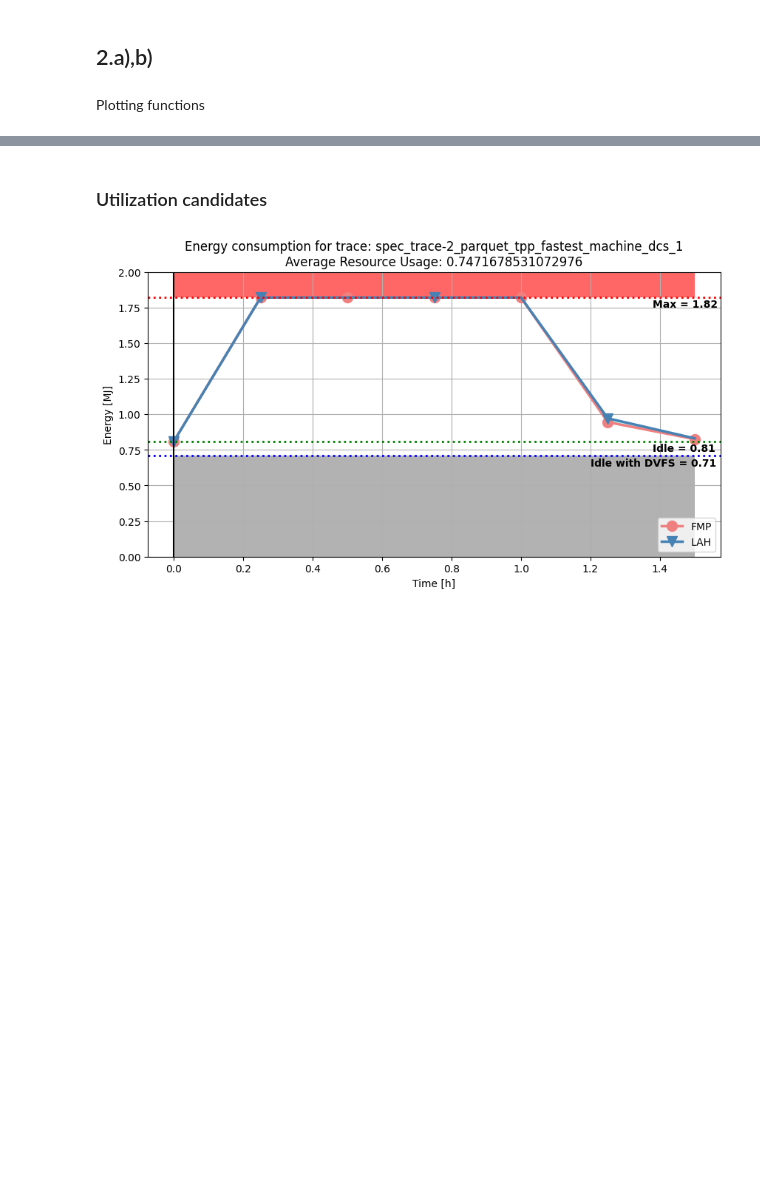
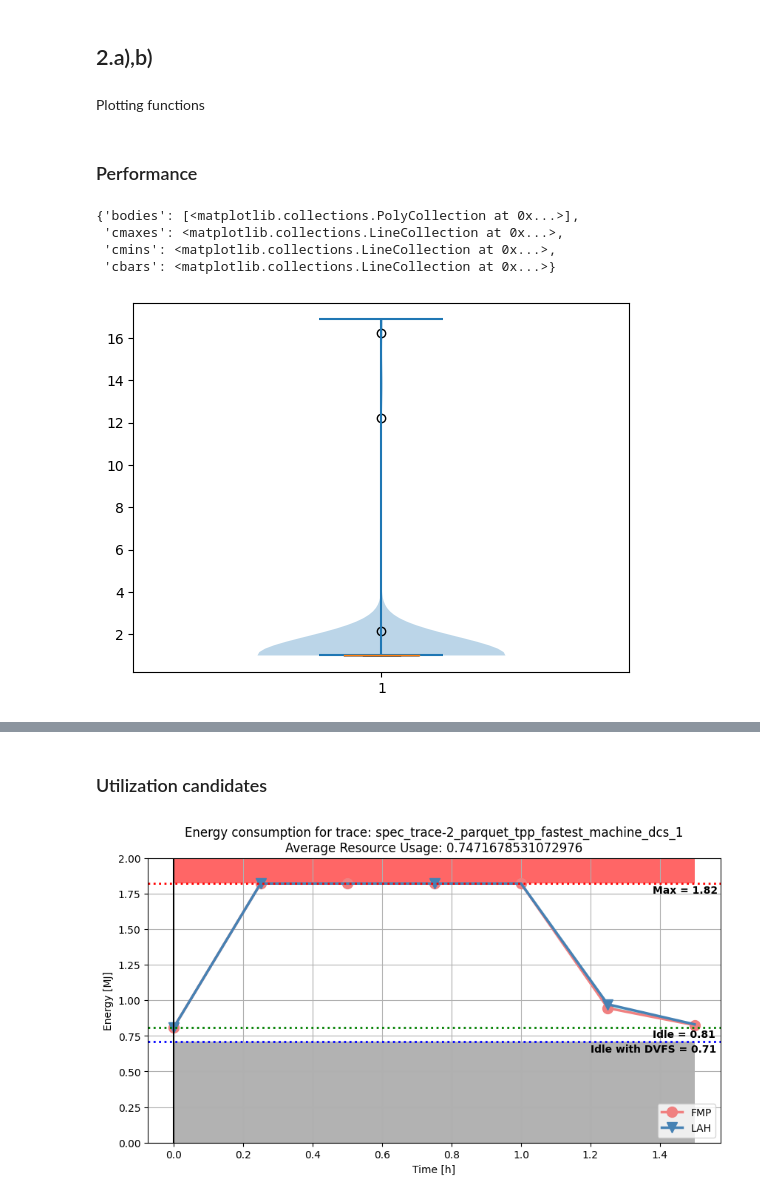
Before and after one commit to Raiduy/gdc-energy-efficiency-analysis, a Jupyter notebook: experiment_result_processing.ipynb, the cells around one changed output, grey strips where cells are left out. Saved outputs shown, nothing was run; the diff lists cells and outputs as text; code cells hidden in the pictures; blank space fills up the shorter version.

Commit message:
add performance graphs

```diff
--- a/experiment_result_processing.ipynb
+++ b/experiment_result_processing.ipynb
@@ -443,3 +443,22 @@ def plot_energy_consumption(df_fmp, df_lah, theoretical_max, theoretical_min, th
             graph_counter += 1
         else:
             print('trace too short: ', fmp_name, ' ', len(fmp_env))
+# %% [markdown]
+### Performance
+# %%
+dc1_fmp_df = create_dataframe(path_ex=path_ex1, file_name = 'summary.tsv', dcs='1', tpp='fastest_machine')
+dc1_lah_df = create_dataframe(path_ex=path_ex1, file_name = 'summary.tsv', dcs='1', tpp='look_ahead')
+# %%
+test = dc1_fmp_df[dc1_fmp_df['metric'] == 'Workflow Normalized Schedule Length'][['metric', 'trace_name', 'mean']].groupby('trace_name').head()
+test['mean'] = test['mean'].astype(float)
+plt.boxplot(test['mean'])
+
+test1 = dc1_lah_df[dc1_lah_df['metric'] == 'Workflow Normalized Schedule Length'][['metric', 'trace_name', 'mean']].groupby('trace_name').head()
+test1['mean'] = test1['mean'].astype(float)
+plt.violinplot(test1['mean'])
+# %% [output]
+{'bodies': [<matplotlib.collections.PolyCollection at 0x...>],
+ 'cmaxes': <matplotlib.collections.LineCollection at 0x...>,
+ 'cmins': <matplotlib.collections.LineCollection at 0x...>,
+ 'cbars': <matplotlib.collections.LineCollection at 0x...>}
+[figure, added]
```
Also changed, not shown: parts of 11 cells of this notebook.
